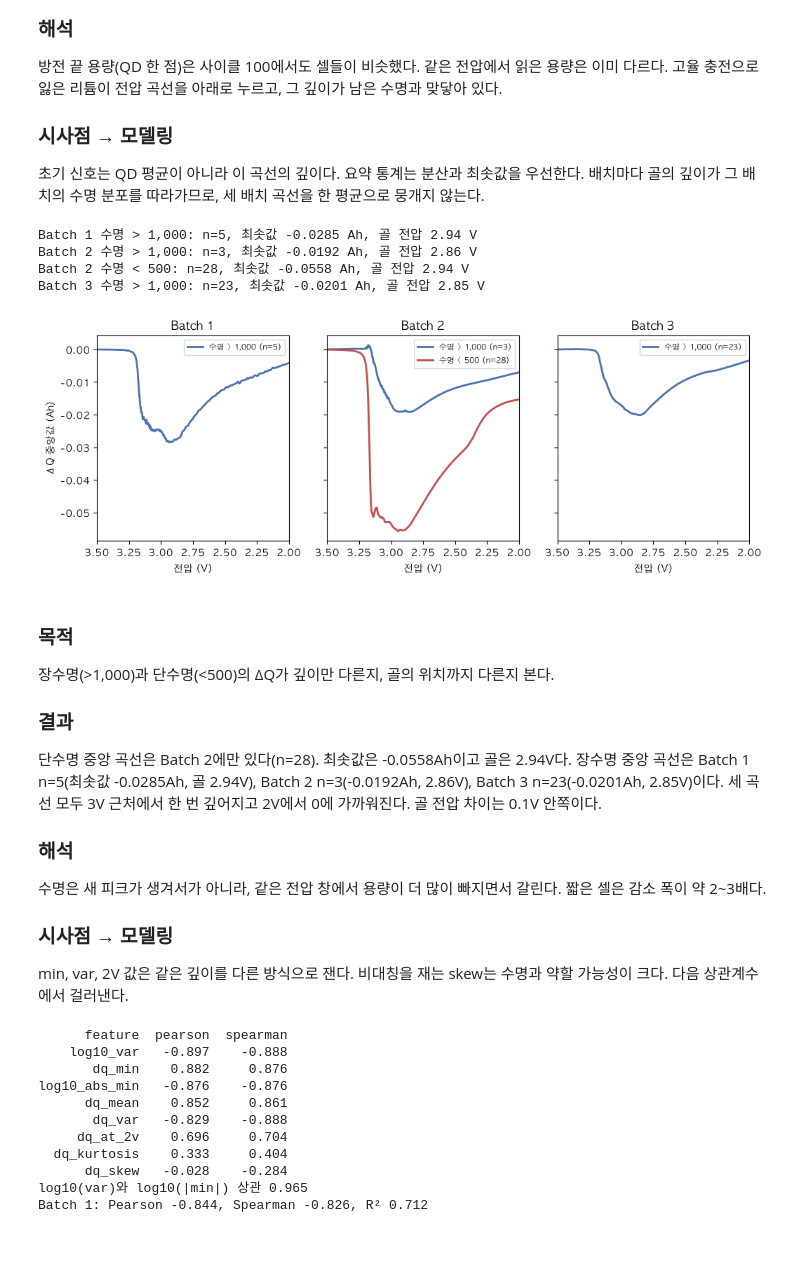
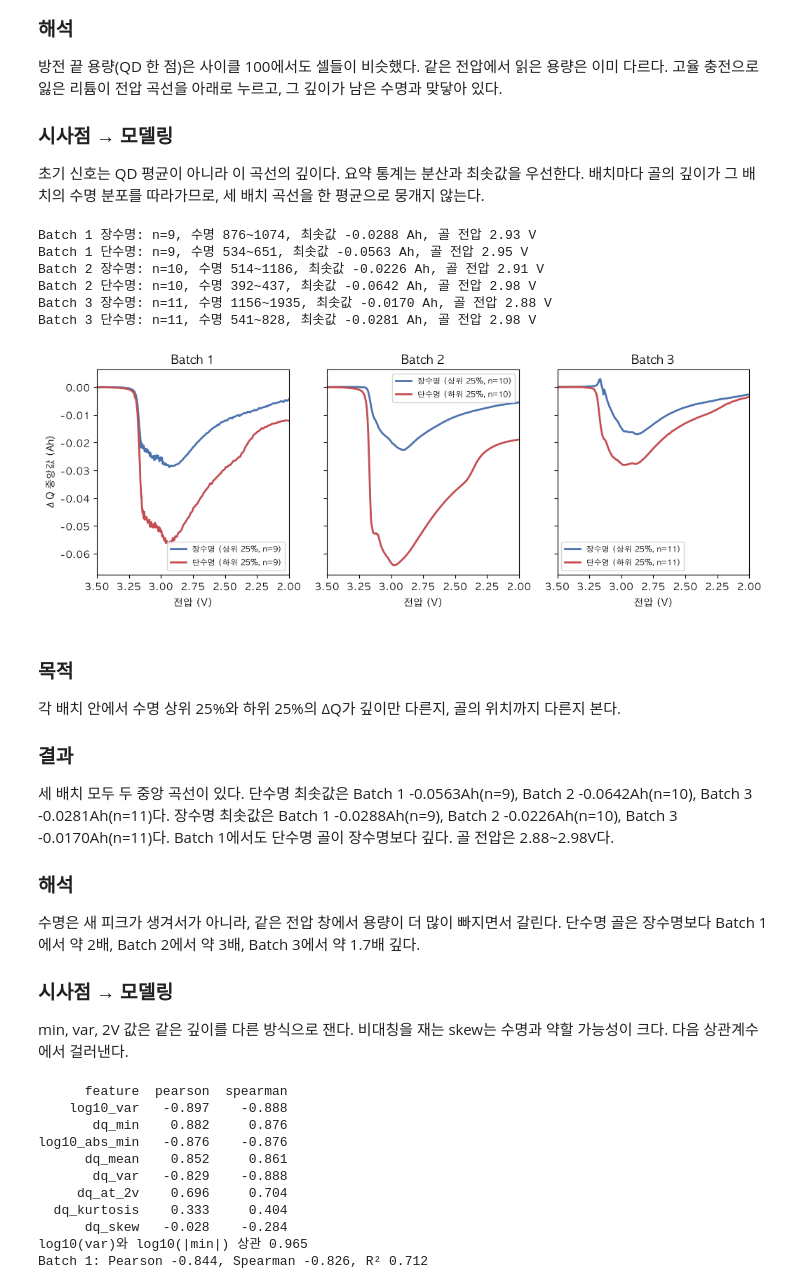
Before and after one commit to yeonjep/ess-battery-life-prediction, a Jupyter notebook: notebooks/01_EDA.ipynb, the cells around one changed output. Drawn from its saved outputs; the diff is of its cells as text; code cells hidden in the pictures; blank space fills up the shorter version.

```diff
--- a/notebooks/01_EDA.ipynb
+++ b/notebooks/01_EDA.ipynb
@@ -626,43 +626,45 @@ plt.show()
 # %%
 fig, axes = plt.subplots(1, 3, figsize=(12, 3.8), sharey=True)
 for ax, batch in zip(axes, (1, 2, 3)):
     part = features.loc[features["batch"] == batch]
-    for label, mask, color in (
-        ("수명 > 1,000", part["cycle_life"] > 1000, "#4C72B0"),
-        ("수명 < 500", part["cycle_life"] < 500, "#C44E52"),
-    ):
-        chosen = part.loc[mask, "cell_id"]
-        if len(chosen) == 0:
-            continue
-        median_curve = np.median(np.vstack([curves[cell_id] for cell_id in chosen]), axis=0)
-        ax.plot(vdlin, median_curve, color=color, lw=2, label=f"{label} (n={len(chosen)})")
+    k = int(np.ceil(len(part) * 0.25))
+    groups = (
+        ("장수명", "상위 25%", part.nlargest(k, "cycle_life"), "#4C72B0"),
+        ("단수명", "하위 25%", part.nsmallest(k, "cycle_life"), "#C44E52"),
+    )
+    for name, band, chosen, color in groups:
+        median_curve = np.median(np.vstack([curves[cell_id] for cell_id in chosen["cell_id"]]), axis=0)
+        ax.plot(vdlin, median_curve, color=color, lw=2, label=f"{name} ({band}, n={len(chosen)})")
         print(
-            f"Batch {batch} {label}: n={len(chosen)}, "
+            f"Batch {batch} {name}: n={len(chosen)}, "
+            f"수명 {chosen['cycle_life'].min():.0f}~{chosen['cycle_life'].max():.0f}, "
             f"최솟값 {median_curve.min():.4f} Ah, "
             f"골 전압 {vdlin[int(np.argmin(median_curve))]:.2f} V"
         )
     ax.set_xlim(3.5, 2.0)
     ax.set_title(f"Batch {batch}")
     ax.set_xlabel("전압 (V)")
     ax.legend(fontsize=8)
 axes[0].set_ylabel("ΔQ 중앙값 (Ah)")
 fig.savefig(FIGURES_DIR / "q3_long_short.png", dpi=150, bbox_inches="tight")
 plt.show()
 # %% [output]
-Batch 1 수명 > 1,000: n=5, 최솟값 -0.0285 Ah, 골 전압 2.94 V
-Batch 2 수명 > 1,000: n=3, 최솟값 -0.0192 Ah, 골 전압 2.86 V
-Batch 2 수명 < 500: n=28, 최솟값 -0.0558 Ah, 골 전압 2.94 V
-Batch 3 수명 > 1,000: n=23, 최솟값 -0.0201 Ah, 골 전압 2.85 V
+Batch 1 장수명: n=9, 수명 876~1074, 최솟값 -0.0288 Ah, 골 전압 2.93 V
+Batch 1 단수명: n=9, 수명 534~651, 최솟값 -0.0563 Ah, 골 전압 2.95 V
+Batch 2 장수명: n=10, 수명 514~1186, 최솟값 -0.0226 Ah, 골 전압 2.91 V
+Batch 2 단수명: n=10, 수명 392~437, 최솟값 -0.0642 Ah, 골 전압 2.98 V
+Batch 3 장수명: n=11, 수명 1156~1935, 최솟값 -0.0170 Ah, 골 전압 2.88 V
+Batch 3 단수명: n=11, 수명 541~828, 최솟값 -0.0281 Ah, 골 전압 2.98 V
-[figure, old version]
+[figure, new version]
 # %% [markdown]
 ### 목적
-장수명(>1,000)과 단수명(<500)의 ΔQ가 깊이만 다른지, 골의 위치까지 다른지 본다.
+각 배치 안에서 수명 상위 25%와 하위 25%의 ΔQ가 깊이만 다른지, 골의 위치까지 다른지 본다.
 
 ### 결과
-단수명 중앙 곡선은 Batch 2에만 있다(n=28). 최솟값은 -0.0558Ah이고 골은 2.94V다. 장수명 중앙 곡선은 Batch 1 n=5(최솟값 -0.0285Ah, 골 2.94V), Batch 2 n=3(-0.0192Ah, 2.86V), Batch 3 n=23(-0.0201Ah, 2.85V)이다. 세 곡선 모두 3V 근처에서 한 번 깊어지고 2V에서 0에 가까워진다. 골 전압 차이는 0.1V 안쪽이다.
+세 배치 모두 두 중앙 곡선이 있다. 단수명 최솟값은 Batch 1 -0.0563Ah(n=9), Batch 2 -0.0642Ah(n=10), Batch 3 -0.0281Ah(n=11)다. 장수명 최솟값은 Batch 1 -0.0288Ah(n=9), Batch 2 -0.0226Ah(n=10), Batch 3 -0.0170Ah(n=11)다. Batch 1에서도 단수명 골이 장수명보다 깊다. 골 전압은 2.88~2.98V다.
 
 ### 해석
-수명은 새 피크가 생겨서가 아니라, 같은 전압 창에서 용량이 더 많이 빠지면서 갈린다. 짧은 셀은 감소 폭이 약 2~3배다.
+수명은 새 피크가 생겨서가 아니라, 같은 전압 창에서 용량이 더 많이 빠지면서 갈린다. 단수명 골은 장수명보다 Batch 1에서 약 2배, Batch 2에서 약 3배, Batch 3에서 약 1.7배 깊다.
 
 ### 시사점 → 모델링
 min, var, 2V 값은 같은 깊이를 다른 방식으로 잰다. 비대칭을 재는 skew는 수명과 약할 가능성이 크다. 다음 상관계수에서 걸러낸다.
```
Also changed, not shown: parts of 5 cells of this notebook, 3 other files.
